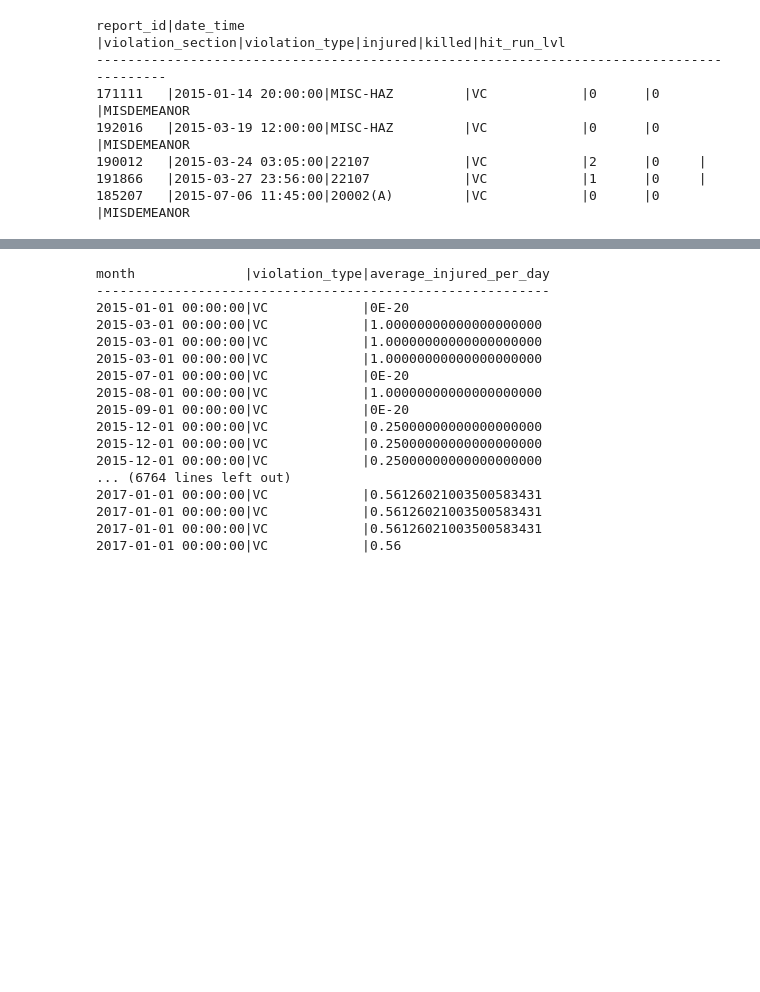
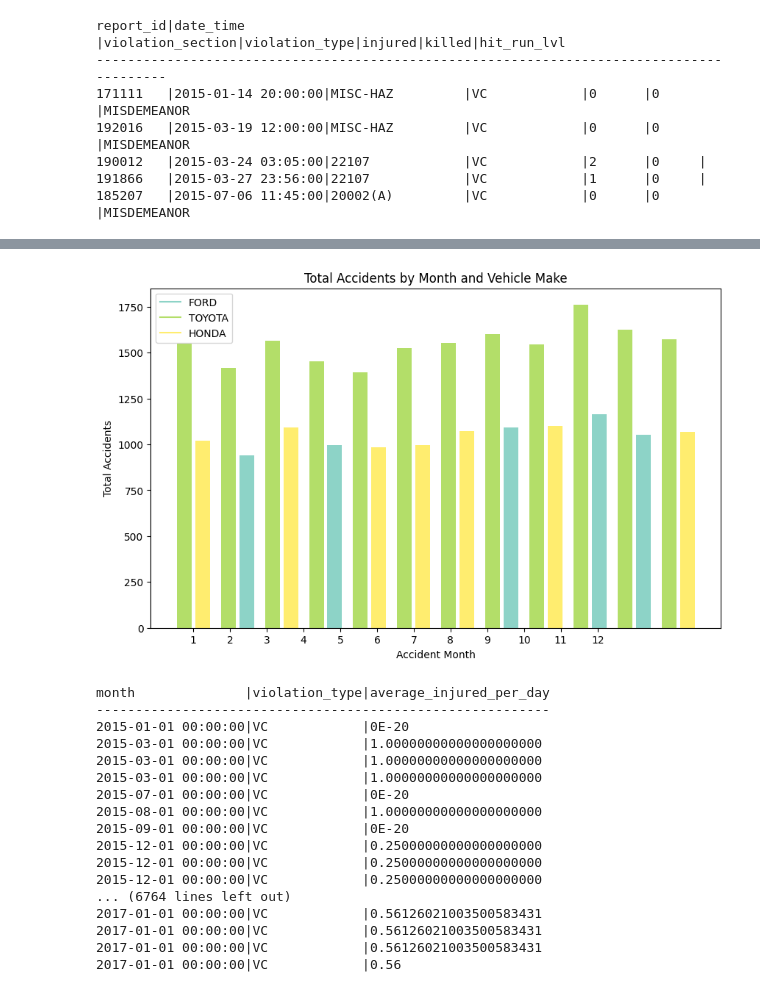
Before and after one commit to jgeng99/San-Diego-Accident-Analysis, a Jupyter notebook: Neo4J/SQL analysis.ipynb, the cells around one changed output, grey strips where cells are left out. Saved outputs shown, nothing was run; the diff lists cells and outputs as text; code cells hidden in the pictures; blank space fills up the shorter version.

```diff
--- a/Neo4J/SQL analysis.ipynb
+++ b/Neo4J/SQL analysis.ipynb
@@ -62,3 +167,49 @@ report_id|date_time          |violation_section|violation_type|injured|killed|hi
+# %%
+import matplotlib.pyplot as plt
+import numpy as np
+
+# Sample data (replace with your actual data from the SQL query)
+accident_month = np.array(rows)[:, 0]
+veh_make = np.array(rows)[:, 1]
+total_accidents = np.array(rows)[:, 2]
+
+# Get unique vehicle makes and assign colors
+unique_veh_make = list(set(veh_make))
+color_map = plt.cm.get_cmap('Set3')
+colors = color_map(np.linspace(0, 1, len(unique_veh_make)))
+
+# Create a bar plot with color-coded bars
+plt.figure(figsize=(10, 6))
+x_ticks = []
+x_positions = []
+legend_added = []
+
+offset = 0.4  # Adjust the offset as needed
+
+for i, month in enumerate(set(accident_month)):
+    month_indices = [j for j in range(len(accident_month)) if accident_month[j] == month]
+    x_positions.extend(month_indices)
+    x_ticks.append(np.mean(month_indices))
+    for j, make in enumerate(unique_veh_make):
+        make_indices = [k for k in month_indices if veh_make[k] == make]
+        make_accidents = [total_accidents[k] for k in make_indices]
+        plt.bar(np.array(make_indices) + i * offset, make_accidents, color=colors[j])
+
+        # Add legend entry only if not already added
+        if make not in legend_added:
+            plt.plot([], [], color=colors[j], label=make)
+            legend_added.append(make)
+
+plt.xticks(x_ticks, sorted(set(accident_month)))
+plt.xlabel('Accident Month')
+plt.ylabel('Total Accidents')
+plt.title('Total Accidents by Month and Vehicle Make')
+plt.legend()
+
+# Show the plot
+plt.show()
+# %% [output]
+[figure, added]
 # %%
 # Connect to the Postgres container using the container name as the hostname
 conn = psycopg2.connect(
```
Also changed, not shown: parts of 11 cells of this notebook.
